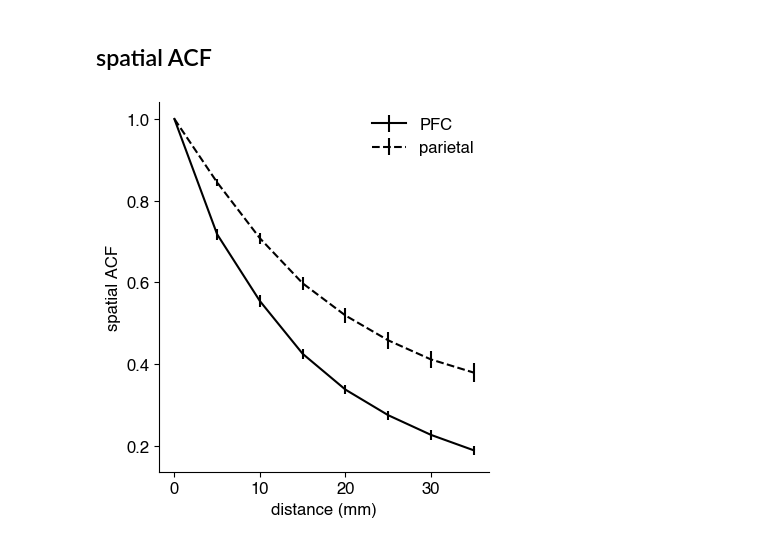
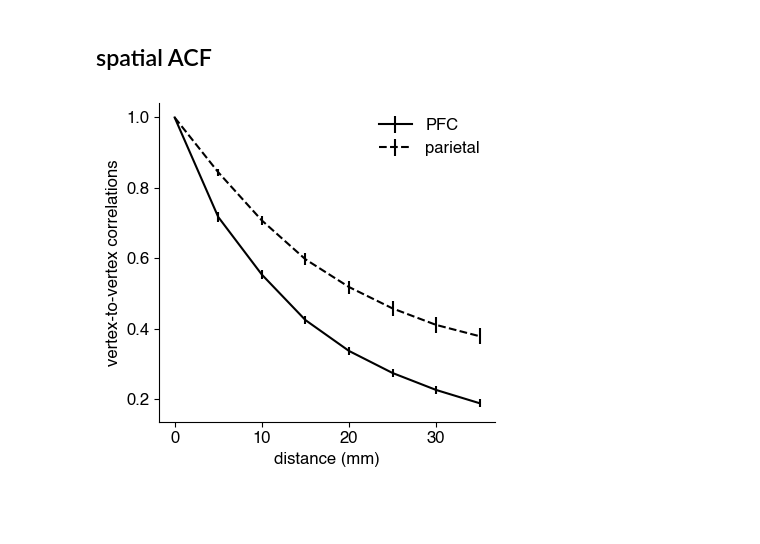
Before and after one commit to jkderrick028/PFC_parcellation, a Jupyter notebook: code/2_evaluating_group_and _individualized_parcellations.ipynb, the cells around one changed output. Cells and saved outputs as stored; diff of their text form; code cells hidden in the pictures; blank space fills up the shorter version.

```diff
--- a/code/2_evaluating_group_and _individualized_parcellations.ipynb
+++ b/code/2_evaluating_group_and _individualized_parcellations.ipynb
@@ -275,32 +275,34 @@ t-test against 0, indiv somatosensory, p-val=3.35018079094965e-13, t=14.24660505
 # %%
 ROIs = ['PFC', 'parietal']
 corrs = []
 linestyles = ['-', '--']
 
 fig, ax = plt.subplots(1, 1)
 fig.set_figwidth(half_width)
+fig.set_figheight(4)
 
 for roiI in np.arange(len(ROIs)):
     PKL_output = os.path.join(mainResultsPath, 'START_A7_spatialACF', dataset_name, f'output_{ROIs[roiI]}_cv.pkl')
     with open(PKL_output, 'rb') as pf:
         output = pickle.load(pf)
 
     corrs_this_roi = output['corrs']
     distances = output['distances']
     corrs.append(corrs_this_roi)
 
     corrs_mean = np.mean(corrs_this_roi, axis=0)
     corrs_ste = np.std(corrs_this_roi, axis=0) / np.sqrt(corrs_this_roi.shape[0])
 
     ax.errorbar(distances, corrs_mean, corrs_ste, label=ROIs[roiI], linestyle=linestyles[roiI], color='k')
     ax.set_xlabel('distance (mm)', fontsize=12)
-    ax.set_ylabel('spatial ACF', fontsize=12)
+    ax.set_ylabel('vertex-to-vertex correlations', fontsize=12)
     ax.spines['top'].set_visible(False)
     ax.spines['right'].set_visible(False)
 
 plt.legend(frameon=False, fontsize=12)
+plt.tight_layout()
 
 JPG_fig = os.path.join(resultsPath, f'spatial_ACF.jpg')
 plt.savefig(JPG_fig, dpi=500, format='jpg')
 # %% [output]
-[figure, old version]
+[figure, new version]
```
